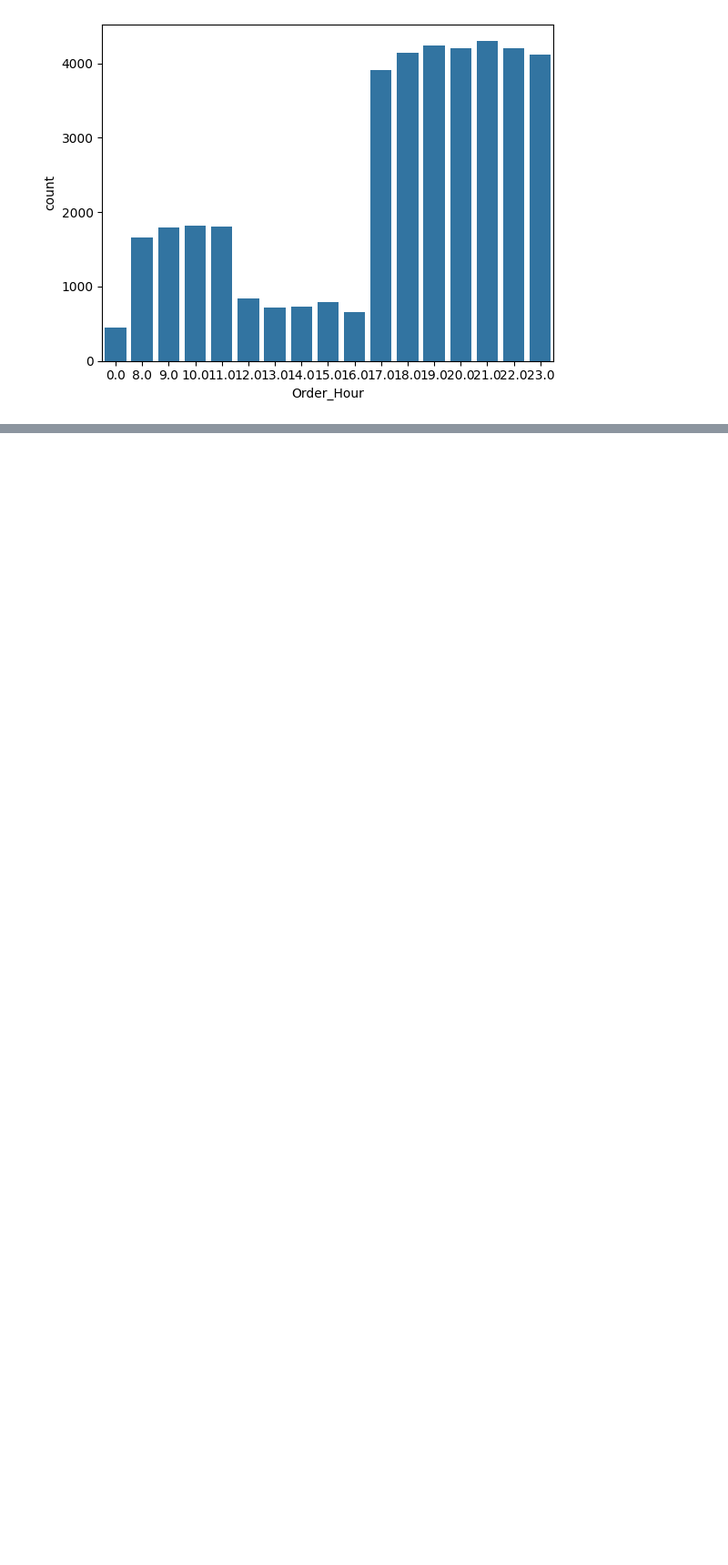
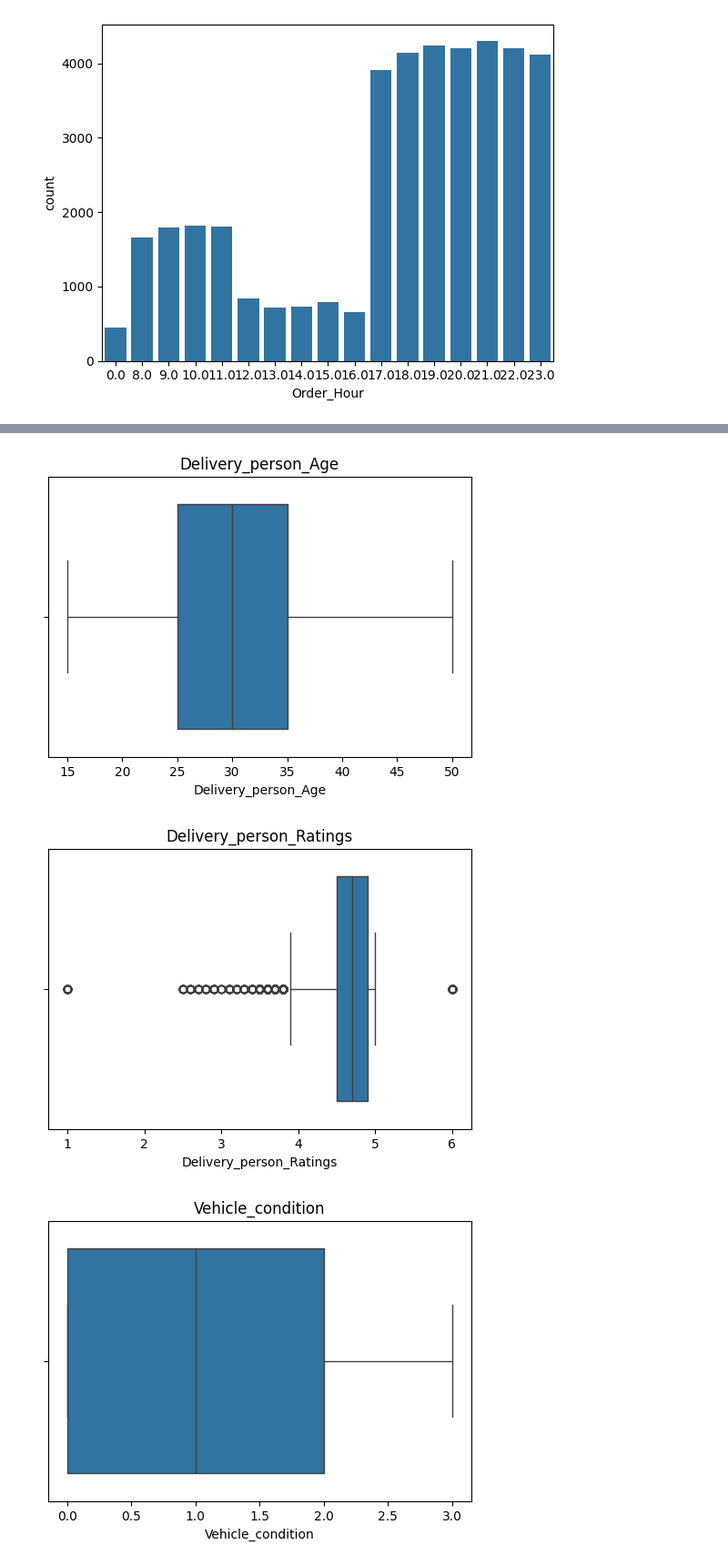
Before and after one commit to anshul-94/Food-Delivery-Time-Prediction, a Jupyter notebook: Food-Delivery-Time-Prediction/notebook/EDA_01_Data_Understanding.ipynb, the cells around one changed output, grey strips where cells are left out. Shown at 91% size. Saved outputs shown, nothing was run; the diff lists cells and outputs as text; code cells hidden in the pictures; blank space fills up the shorter version.

```diff
--- a/Food-Delivery-Time-Prediction/notebook/EDA_01_Data_Understanding.ipynb
+++ b/Food-Delivery-Time-Prediction/notebook/EDA_01_Data_Understanding.ipynb
@@ -273,0 +554,19 @@ Name: Time_Orderd, dtype: object
+# %%
+numerical_cols = [
+    "Delivery_person_Age",
+    "Delivery_person_Ratings",
+    "Vehicle_condition",
+    "multiple_deliveries",
+    "Distance",
+    "Time_taken(min)"
+]
+# %%
+for col in numerical_cols:
+    plt.figure(figsize=(6,4))
+    sns.boxplot(x=df_geo[col])
+    plt.title(col)
+    plt.show()
+# %% [output]
+[figure, added]
+[figure, added]
+[figure, added]
```
Also changed, not shown: parts of 51 cells of this notebook, 3 other files.
